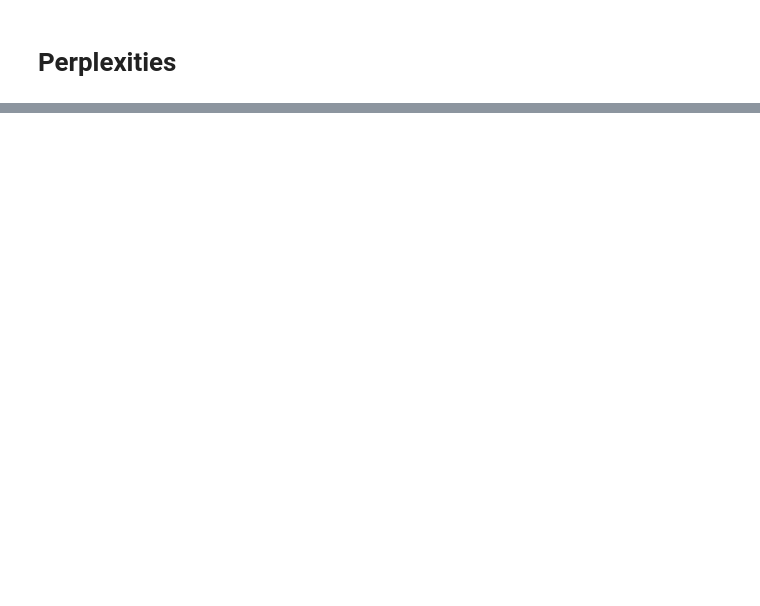
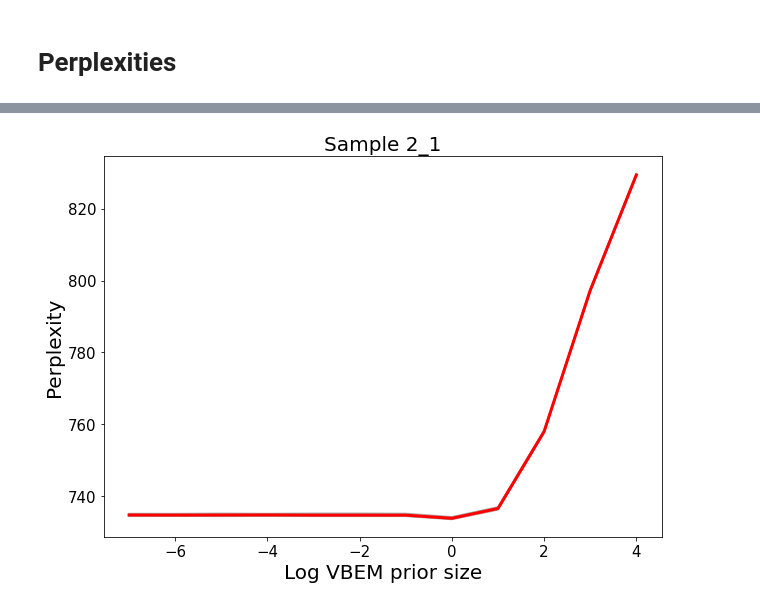
Before and after one commit to NPSDC/shoal_exeperiments, a Jupyter notebook: swim/notebooks/Perplexity Salmon.ipynb, the cells around one changed output, grey strips where cells are left out. Cells and saved outputs as stored; diff of their text form; code cells hidden in the pictures; blank space fills up the shorter version.

```diff
--- a/swim/notebooks/Perplexity Salmon.ipynb
+++ b/swim/notebooks/Perplexity Salmon.ipynb
@@ -65,0 +70,4 @@ perplexity_plot("5","2", vbpriors, 5)
+# %%
+p=perplexity_plot("2","1", vbpriors, 5)
+# %% [output]
+[figure, added]
```
Also changed, not shown: parts of 5 cells of this notebook.
